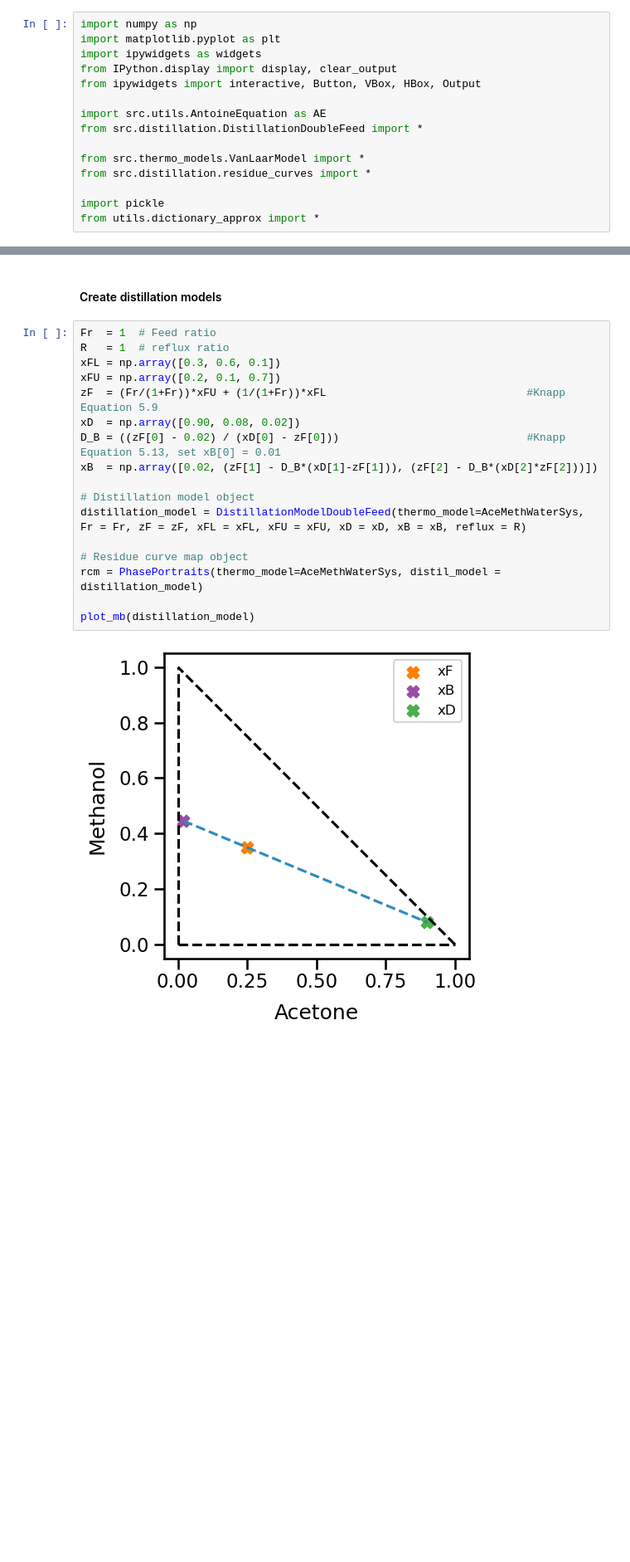
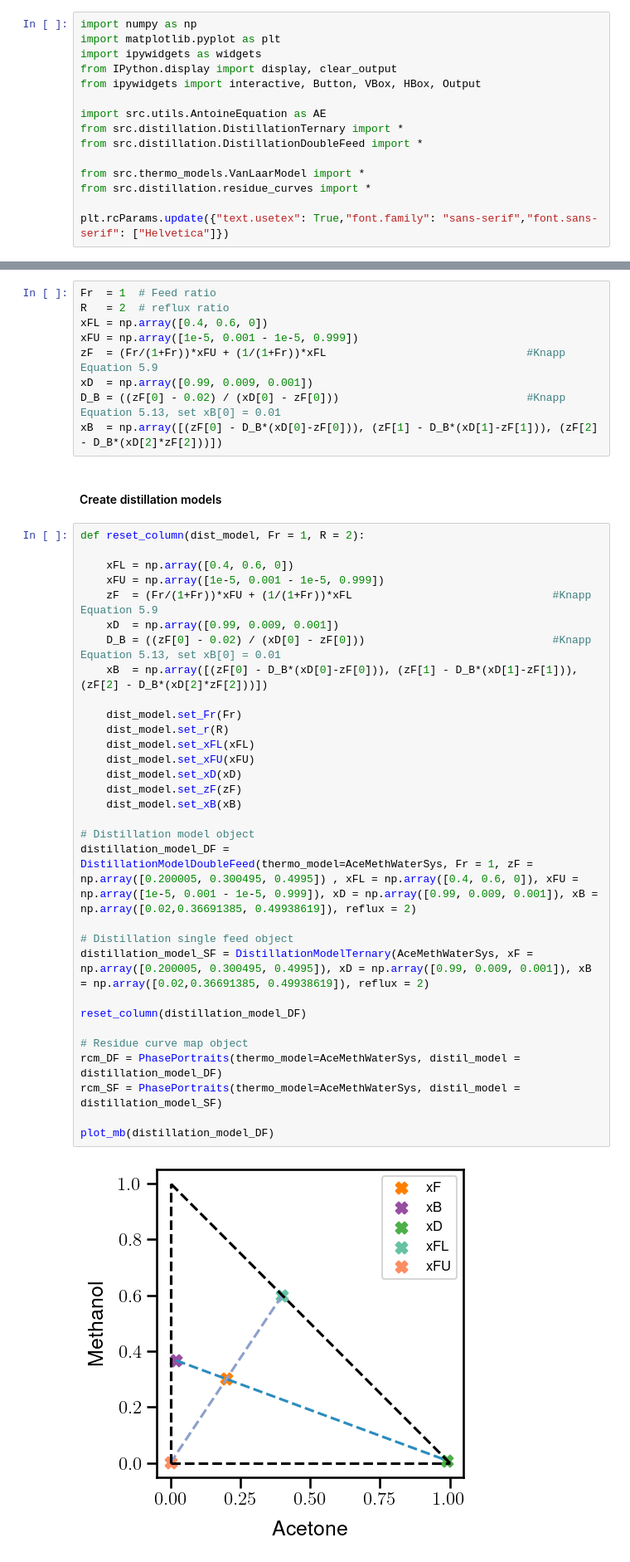
Before and after one commit to dayakaran/Ext_Distill_Sim, a Jupyter notebook: Example6.ipynb, the cells around one changed output, grey strips where cells are left out. Shown at 83% size. Cells and saved outputs as stored; diff of their text form; blank space fills up the shorter version.

Commit message:
Major cleanup to extractive distillation demo

```diff
--- a/Example6.ipynb
+++ b/Example6.ipynb
@@ -8,10 +8,10 @@ from IPython.display import display, clear_output
 from ipywidgets import interactive, Button, VBox, HBox, Output
 
 import src.utils.AntoineEquation as AE
+from src.distillation.DistillationTernary import *
 from src.distillation.DistillationDoubleFeed import *
 
 from src.thermo_models.VanLaarModel import *
 from src.distillation.residue_curves import *
 
-import pickle
-from utils.dictionary_approx import *
+plt.rcParams.update({"text.usetex": True,"font.family": "sans-serif","font.sans-serif": ["Helvetica"]})
@@ -64,21 +72,44 @@ def plot_mb(dist_model):
+# %%
+Fr  = 1  # Feed ratio
+R   = 2  # reflux ratio
+xFL = np.array([0.4, 0.6, 0])
+xFU = np.array([1e-5, 0.001 - 1e-5, 0.999])
+zF  = (Fr/(1+Fr))*xFU + (1/(1+Fr))*xFL                               #Knapp Equation 5.9
+xD  = np.array([0.99, 0.009, 0.001])
+D_B = ((zF[0] - 0.02) / (xD[0] - zF[0]))                             #Knapp Equation 5.13, set xB[0] = 0.01
+xB  = np.array([(zF[0] - D_B*(xD[0]-zF[0])), (zF[1] - D_B*(xD[1]-zF[1])), (zF[2] - D_B*(xD[2]*zF[2]))])
 # %% [markdown]
 #### Create distillation models
 # %%
-Fr  = 1  # Feed ratio
-R   = 1  # reflux ratio
-xFL = np.array([0.3, 0.6, 0.1])
-xFU = np.array([0.2, 0.1, 0.7])
-zF  = (Fr/(1+Fr))*xFU + (1/(1+Fr))*xFL                               #Knapp Equation 5.9
-xD  = np.array([0.90, 0.08, 0.02])
-D_B = ((zF[0] - 0.02) / (xD[0] - zF[0]))                             #Knapp Equation 5.13, set xB[0] = 0.01
-xB  = np.array([0.02, (zF[1] - D_B*(xD[1]-zF[1])), (zF[2] - D_B*(xD[2]*zF[2]))])
+def reset_column(dist_model, Fr = 1, R = 2):
+
+    xFL = np.array([0.4, 0.6, 0])
+    xFU = np.array([1e-5, 0.001 - 1e-5, 0.999])
+    zF  = (Fr/(1+Fr))*xFU + (1/(1+Fr))*xFL                               #Knapp Equation 5.9
+    xD  = np.array([0.99, 0.009, 0.001])
+    D_B = ((zF[0] - 0.02) / (xD[0] - zF[0]))                             #Knapp Equation 5.13, set xB[0] = 0.01
+    xB  = np.array([(zF[0] - D_B*(xD[0]-zF[0])), (zF[1] - D_B*(xD[1]-zF[1])), (zF[2] - D_B*(xD[2]*zF[2]))])
+
+    dist_model.set_Fr(Fr)
+    dist_model.set_r(R)
+    dist_model.set_xFL(xFL)
+    dist_model.set_xFU(xFU)
+    dist_model.set_xD(xD)
+    dist_model.set_zF(zF)
+    dist_model.set_xB(xB)
 
 # Distillation model object
-distillation_model = DistillationModelDoubleFeed(thermo_model=AceMethWaterSys, Fr = Fr, zF = zF, xFL = xFL, xFU = xFU, xD = xD, xB = xB, reflux = R)
+distillation_model_DF = DistillationModelDoubleFeed(thermo_model=AceMethWaterSys, Fr = 1, zF = np.array([0.200005, 0.300495, 0.4995]) , xFL = np.array([0.4, 0.6, 0]), xFU = np.array([1e-5, 0.001 - 1e-5, 0.999]), xD = np.array([0.99, 0.009, 0.001]), xB = np.array([0.02,0.36691385, 0.49938619]), reflux = 2)
+
+# Distillation single feed object
+distillation_model_SF = DistillationModelTernary(AceMethWaterSys, xF = np.array([0.200005, 0.300495, 0.4995]), xD = np.array([0.99, 0.009, 0.001]), xB = np.array([0.02,0.36691385, 0.49938619]), reflux = 2)
+
+reset_column(distillation_model_DF)
 
 # Residue curve map object
-rcm = PhasePortraits(thermo_model=AceMethWaterSys, distil_model = distillation_model)
+rcm_DF = PhasePortraits(thermo_model=AceMethWaterSys, distil_model = distillation_model_DF)
+rcm_SF = PhasePortraits(thermo_model=AceMethWaterSys, distil_model = distillation_model_SF)
 
-plot_mb(distillation_model)
+plot_mb(distillation_model_DF)
 # %% [output]
-[figure, old version]
+[figure, new version]
```
Also changed, not shown: parts of 21 cells of this notebook, 7 other files.
